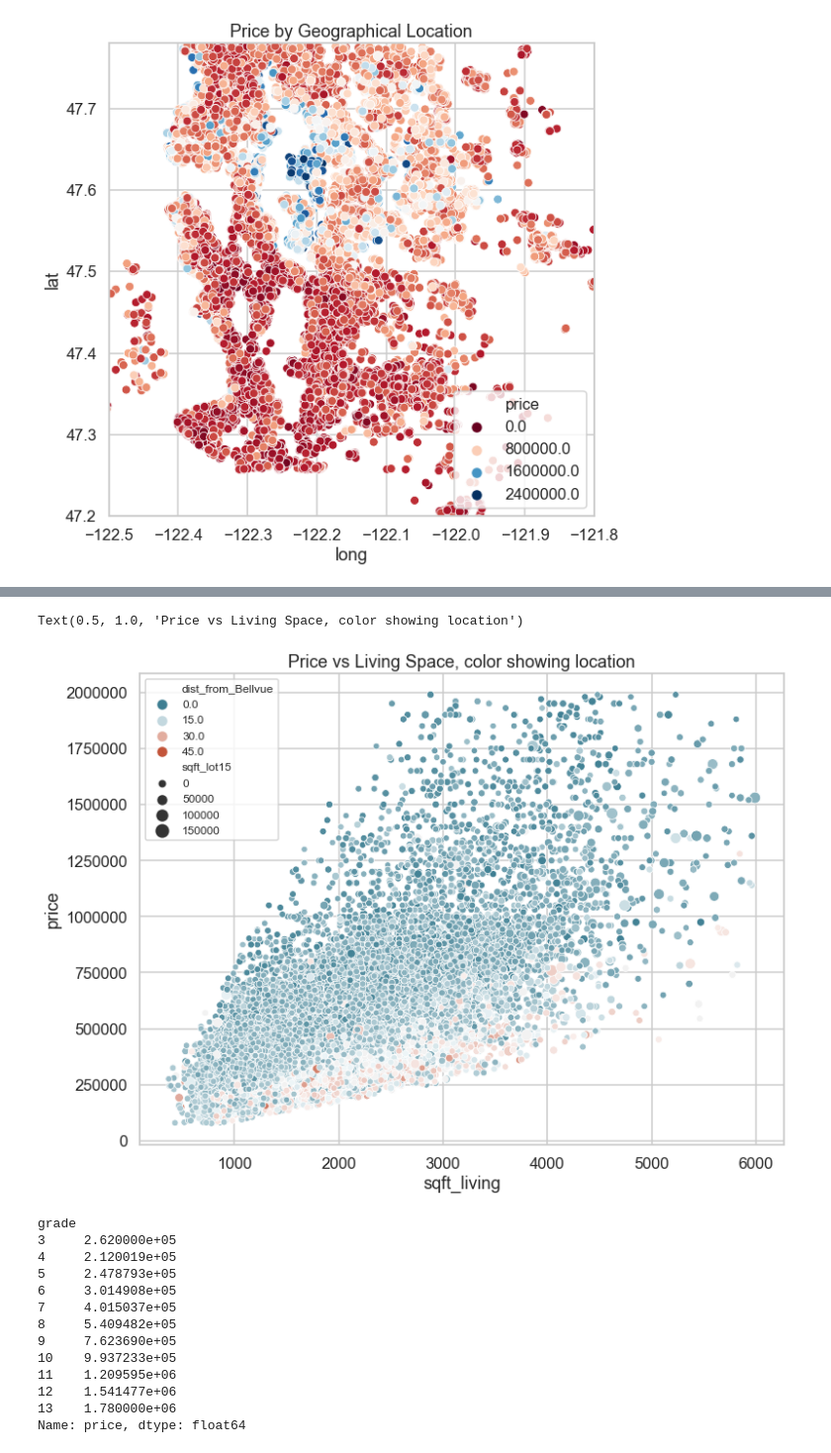
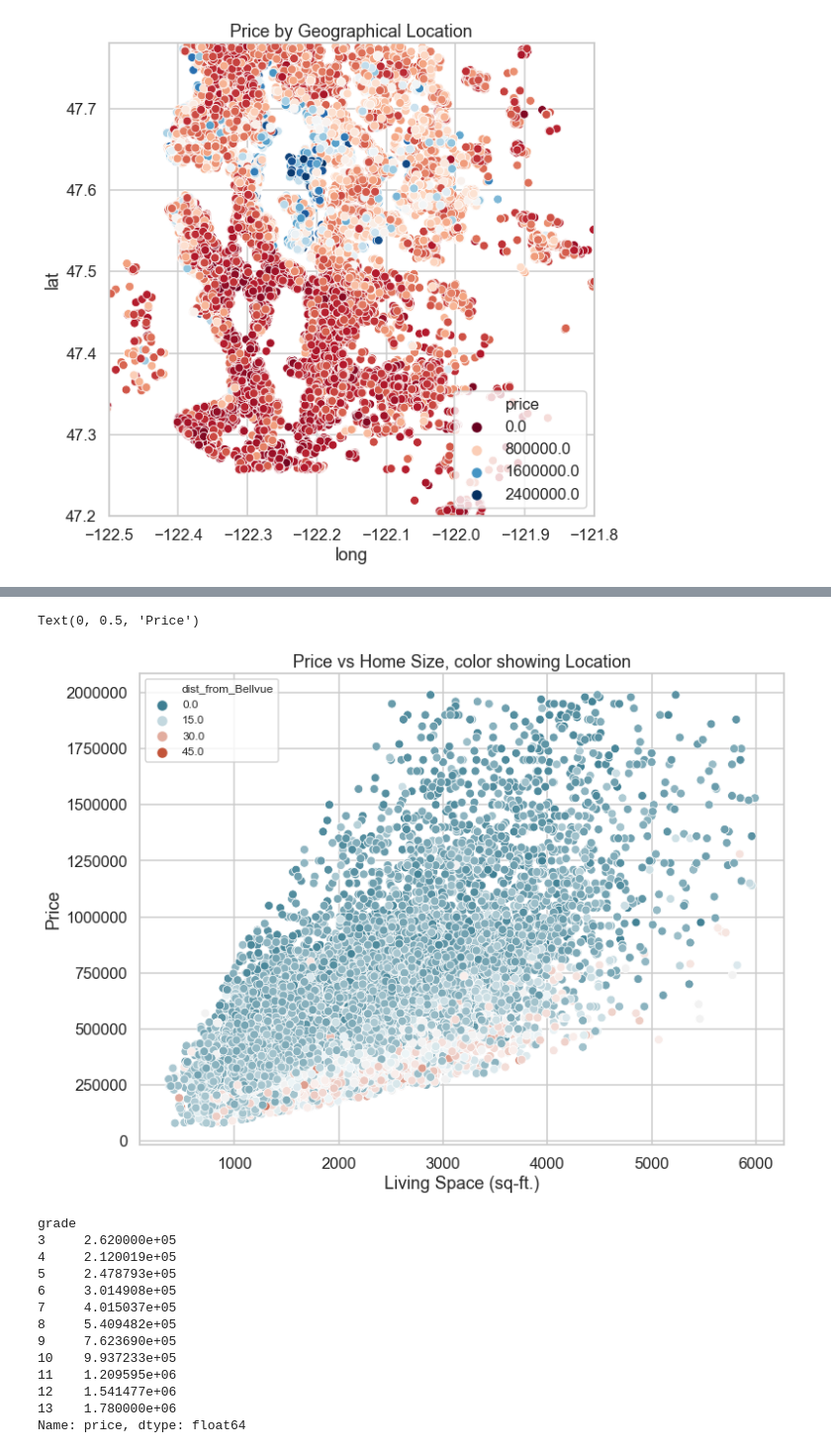
Before and after one commit to DTrimarchi10/Mod1Project, a Jupyter notebook: student_4_Making_Plots.ipynb, the cells around one changed output, grey strips where cells are left out. Shown at 99% size. Saved outputs shown, nothing was run; the diff lists cells and outputs as text; code cells hidden in the pictures.

```diff
--- a/student_4_Making_Plots.ipynb
+++ b/student_4_Making_Plots.ipynb
@@ -100,15 +101,17 @@ Text(0.5, 1.0, 'Price and Grade')
 # %%
 #Scatter sqft_living vs price
 sns.set_style('whitegrid')
 plt.figure(figsize=(12,9))
 cmap = sns.diverging_palette(220, 20, n=7, as_cmap=True)
 #palette='cubehelix'
-sns.scatterplot(data['sqft_living'], data['price'], hue=data['dist_from_Bellvue'], size=data['sqft_lot15'], palette=cmap)
+sns.scatterplot(data['sqft_living'], data['price'], hue=data['dist_from_Bellvue'], palette=cmap)
 plt.legend(loc='upper left', fontsize='12')
-plt.title("Price vs Living Space, color showing location")
+plt.title("Price vs Home Size, color showing Location")
+plt.xlabel('Living Space (sq-ft.)')
+plt.ylabel('Price')
 # %% [output]
-Text(0.5, 1.0, 'Price vs Living Space, color showing location')
+Text(0, 0.5, 'Price')
-[figure, old version]
+[figure, new version]
 # %%
 data.groupby('grade')['price'].mean()
 # %% [output]
```
Also changed, not shown: parts of 1 cell of this notebook, 1 other file.
